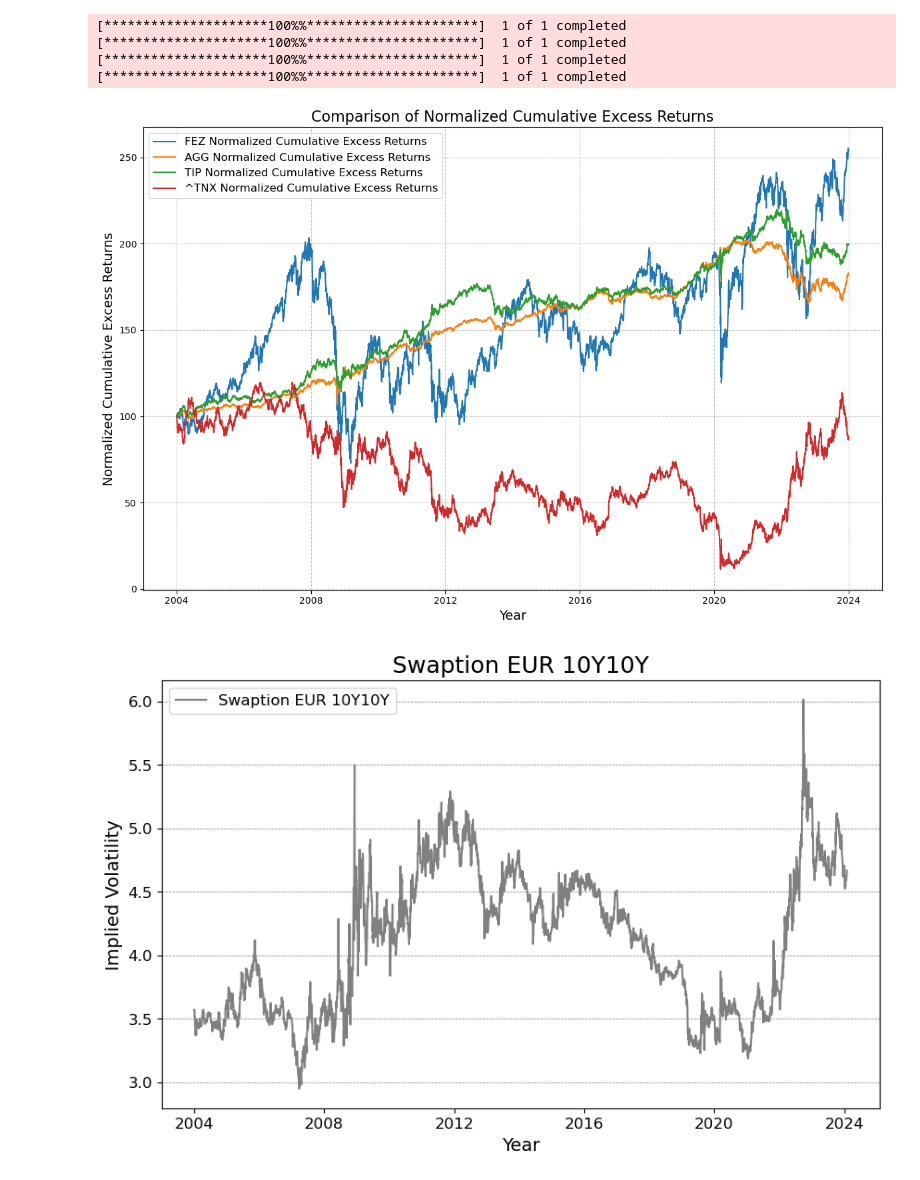
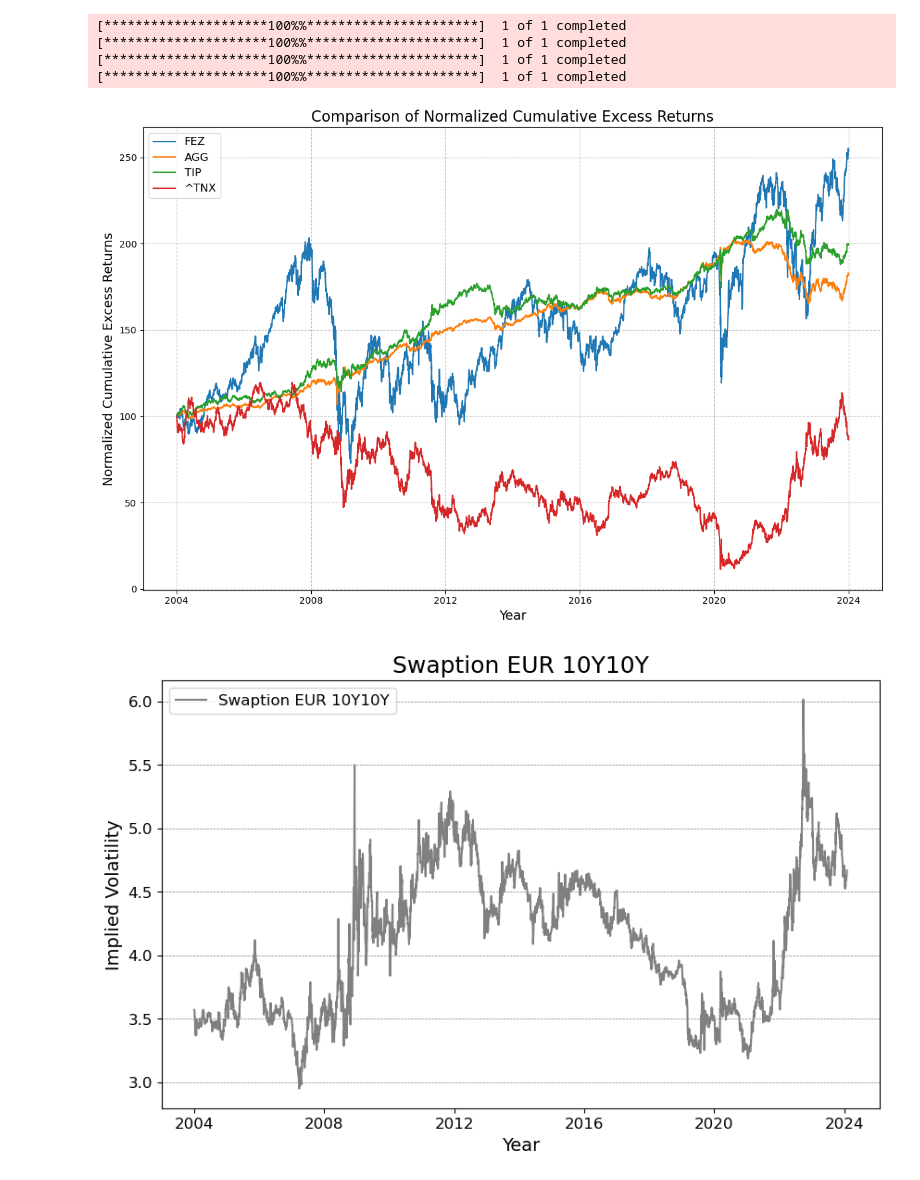
Before and after one commit to NannaOhrt/master_thesis, a Jupyter notebook: main/code/swaption_in_asset_allocation.ipynb, the cells around one changed output. Saved outputs shown, nothing was run; the diff lists cells and outputs as text; code cells hidden in the pictures.

```diff
--- a/main/code/swaption_in_asset_allocation.ipynb
+++ b/main/code/swaption_in_asset_allocation.ipynb
@@ -17,35 +17,35 @@ for ticker in tickers:
     data = yf.download(ticker, start=start_date, end=end_date)
 
     # Calculate daily returns
     data['Returns'] = data['Adj Close'].pct_change()
 
     # Assuming risk-free rate is 0, so excess returns are equal to actual returns in this case
     data['Excess Returns'] = data['Returns']
 
     # Calculate cumulative excess returns
     data['Cumulative Excess Returns'] = (1 + data['Excess Returns']).cumprod()
 
     # Normalize starting point to 100 for comparison
     initial_value = data['Cumulative Excess Returns'].dropna().iloc[0]
     data['Normalized Cumulative Excess Returns'] = data['Cumulative Excess Returns'] / initial_value * 100
 
     # Plot the normalized cumulative excess returns for each ticker
-    plt.plot(data.index, data['Normalized Cumulative Excess Returns'], label=f'{ticker} Normalized Cumulative Excess Returns')
+    plt.plot(data.index, data['Normalized Cumulative Excess Returns'], label=f'{ticker}')
 
 # Adjust plot settings for better visualization
 plt.title('Comparison of Normalized Cumulative Excess Returns', fontsize=16)
 plt.xlabel('Year', fontsize=14)
 plt.ylabel('Normalized Cumulative Excess Returns', fontsize=14)
 plt.legend(fontsize=12)
 plt.grid(True, linestyle='--', alpha=0.7)
 plt.tight_layout()
 plt.show()
 # %% [output]
 [*********************100%%**********************]  1 of 1 completed
 [*********************100%%**********************]  1 of 1 completed
 [*********************100%%**********************]  1 of 1 completed
 [*********************100%%**********************]  1 of 1 completed
-[figure, old version]
+[figure, new version]
 # %%
 import pandas as pd
 from io import StringIO
```
Also changed, not shown: parts of 4 cells of this notebook, 8 other files.
